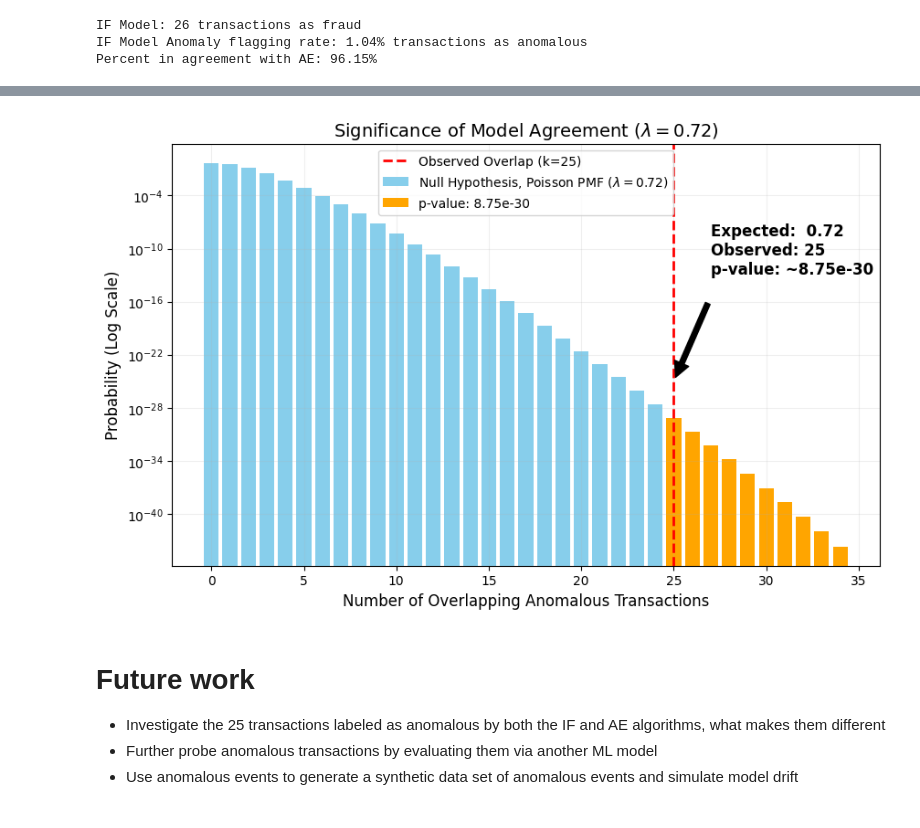
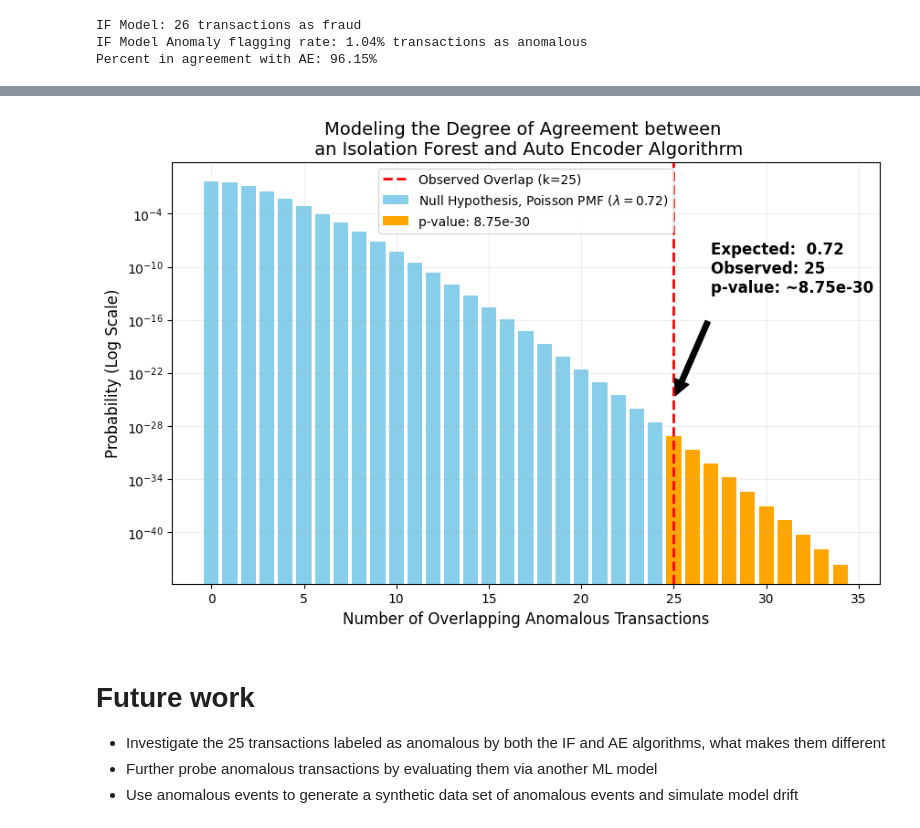
Before and after one commit to Jcardenas34/fraud_detection, a Jupyter notebook: notebooks/fraud_detection_isolation_forest.ipynb, the cells around one changed output, grey strips where cells are left out. Cells and saved outputs as stored; diff of their text form; code cells hidden in the pictures.

```diff
--- a/notebooks/fraud_detection_isolation_forest.ipynb
+++ b/notebooks/fraud_detection_isolation_forest.ipynb
@@ -289,42 +246,36 @@ from scipy.interpolate import interp1d
 mu = 0.72
 observed_k = 25
 
 # Precise P-value using the Survival Function (1 - CDF)
 p_value = poisson.sf(observed_k - 1, mu)
 
-# Generating data for a "smooth" visualization
-x_int = np.arange(0, 35)
-pmf_values = poisson.pmf(x_int, mu)
-
+plt.figure(figsize=(10, 6))
 
 # Create a color label array
 colors = ["skyblue" if x < observed_k else "orange" for x in x_int ]
-
-# Plotting
-plt.figure(figsize=(10, 6))
 
 # Distinguishing between chance and anomaly regions
 plt.bar(x_int[x_int<observed_k], pmf_values[x_int<observed_k], color="skyblue", label=f'Null Hypothesis, Poisson PMF ($\lambda={mu}$)')
 plt.bar(x_int[x_int>=observed_k], pmf_values[x_int>=observed_k], color="orange", label=f'p-value: {p_value:.2e}')
 
 # Vertical line at 25, the number of observed overlap events
 plt.axvline(observed_k, color='red', linestyle='--', linewidth=2, label=f'Observed Overlap (k={observed_k})')
 
 # Formatting axes
 plt.yscale('log')
-plt.title(f'Significance of Model Agreement ($\lambda = {mu}$)', fontsize=14)
+plt.title(f'Modeling the Degree of Agreement between \n an Isolation Forest and Auto Encoder Algorithrm', fontsize=14)
 plt.xlabel('Number of Overlapping Anomalous Transactions', fontsize=12)
 plt.ylabel('Probability (Log Scale)', fontsize=12)
 plt.legend()
 plt.grid(True, which="both", ls="-", alpha=0.2)
 
 # Annotation for the p-value
 plt.annotate(f'Expected:  0.72 \nObserved: 25\np-value: ~{p_value:.2e} \n ', xy=(observed_k, 1e-25), xytext=(observed_k+2, 1e-15),
              arrowprops=dict(facecolor='black', shrink=0.05), fontsize=12, color='black', fontweight='bold')
 
 plt.savefig('../plots/poisson_distribution_fraud_overlap.png', bbox_inches='tight')
 # %% [output]
-[figure, old version]
+[figure, new version]
 # %% [markdown]
 # Future work
 - Investigate the 25 transactions labeled as anomalous by both the IF and AE algorithms, what makes them different
```
Also changed, not shown: parts of 7 cells of this notebook.
